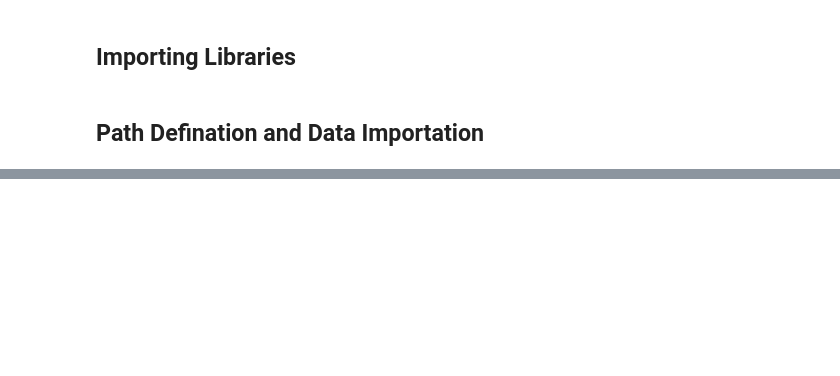
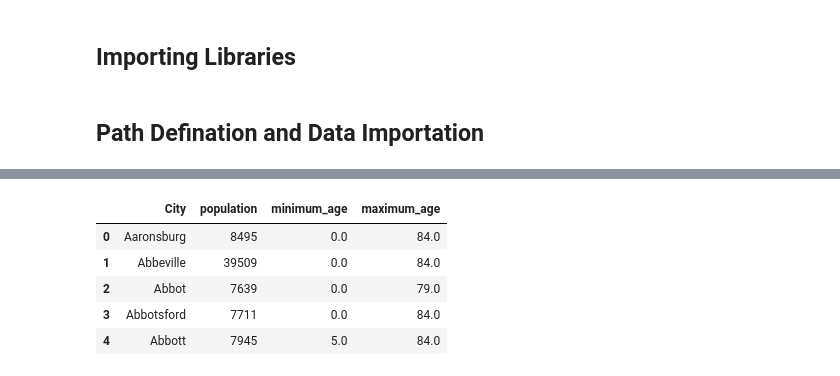
Before and after one commit to isabiiil/TAMU-Datathon--City-Search-Tool, a Jupyter notebook: temp.ipynb, the cells around one changed output, grey strips where cells are left out. Saved outputs shown, nothing was run; the diff lists cells and outputs as text; code cells hidden in the pictures; blank space fills up the shorter version.

```diff
--- a/temp.ipynb
+++ b/temp.ipynb
@@ -29,0 +68,10 @@ Income_per_capita_df = pd.read_csv(os.path.join(Filtered_data_path,'Income_per_c
+# %%
+pop_df = pd.read_csv(POP_PATH)
+pop_df.head()
+# %% [output]
+|  | City | population | minimum_age | maximum_age |
+| 0 | Aaronsburg | 8495 | 0.0 | 84.0 |
+| 1 | Abbeville | 39509 | 0.0 | 84.0 |
+| 2 | Abbot | 7639 | 0.0 | 79.0 |
+| 3 | Abbotsford | 7711 | 0.0 | 84.0 |
+| 4 | Abbott | 7945 | 5.0 | 84.0 |
```
Also changed, not shown: parts of 7 cells of this notebook, 3 other files.
